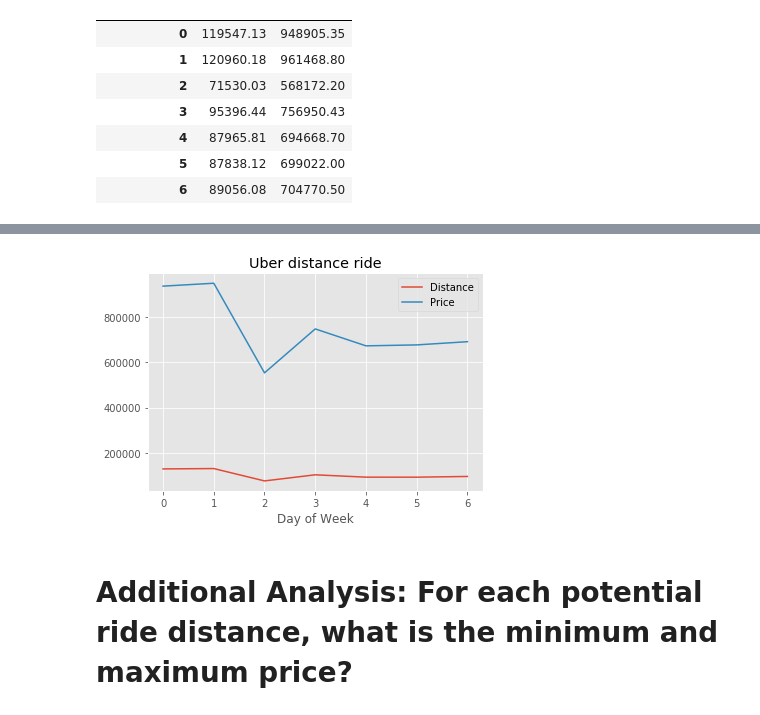
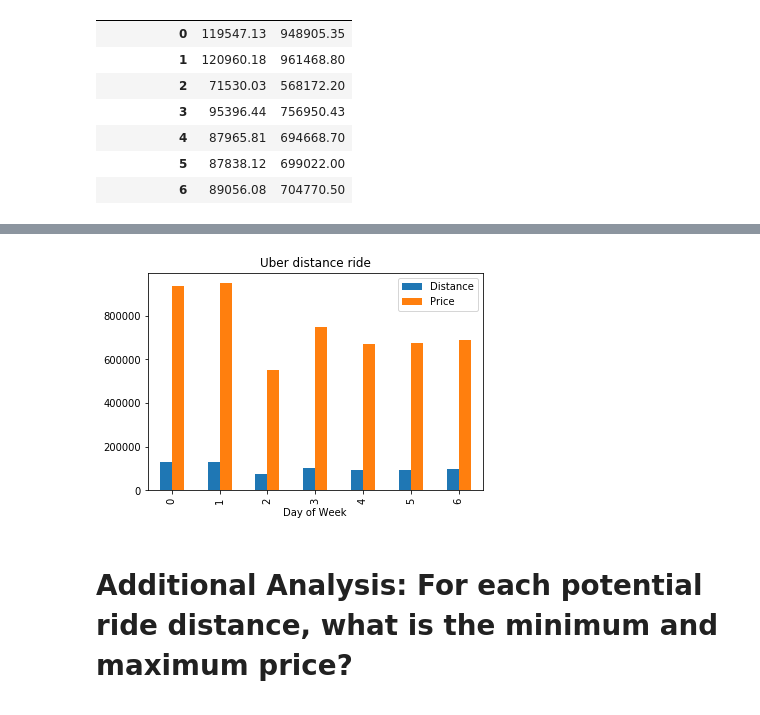
Before and after one commit to blhawkins/theBostonLagers, a Jupyter notebook: Data Analysis.ipynb, the cells around one changed output, grey strips where cells are left out. Cells and saved outputs as stored; diff of their text form; code cells hidden in the pictures.

Commit message:
Updated bar graph

```diff
--- a/Data Analysis.ipynb
+++ b/Data Analysis.ipynb
@@ -380,14 +380,14 @@ plt.savefig('Figures/Lyft_Data_By_Day.png')
 # %%
-uber_sum.plot(kind="line")
+uber_sum.plot(kind="bar")
 plt.title("Uber distance ride")
 plt.xlabel("Distance")
 plt.xlabel("Day of Week")
 figsize = 20.1
 
 #Save the image
 plt.savefig('Figures/Uber_Data_By_Day.png')
 # %% [output]
-[figure, old version]
+[figure, new version]
 # %% [markdown]
 # Additional Analysis: For each potential ride distance, what is the minimum and maximum price?
 # %%
```
Also changed, not shown: parts of 1 cell of this notebook, 2 other files.
